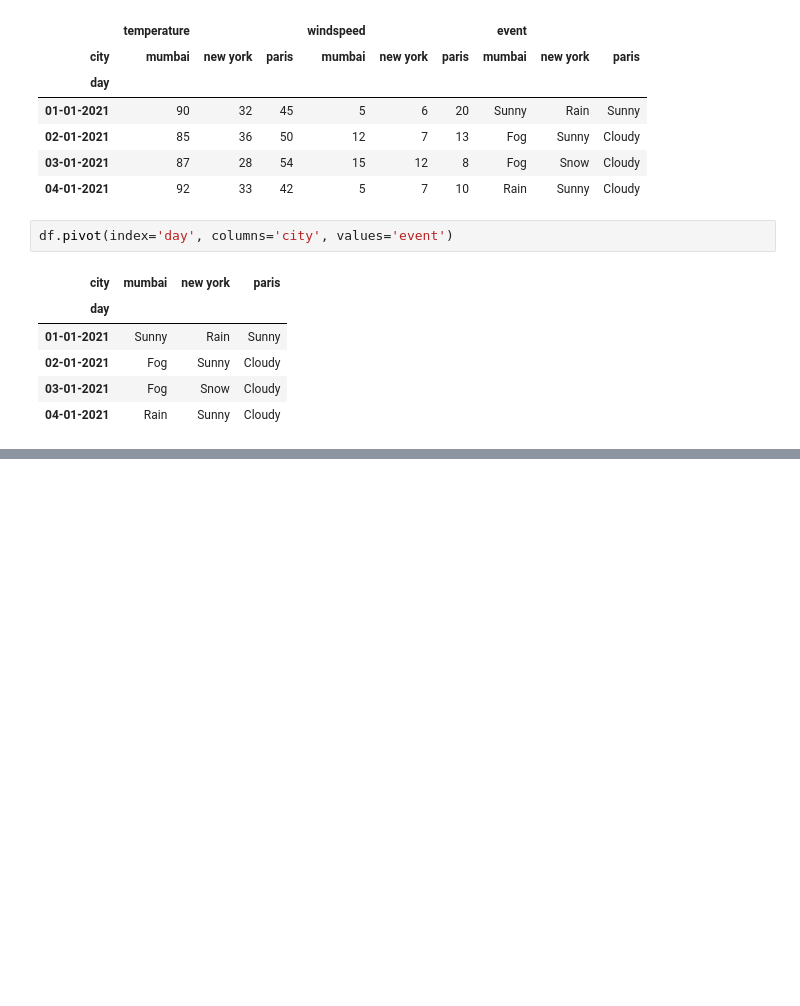
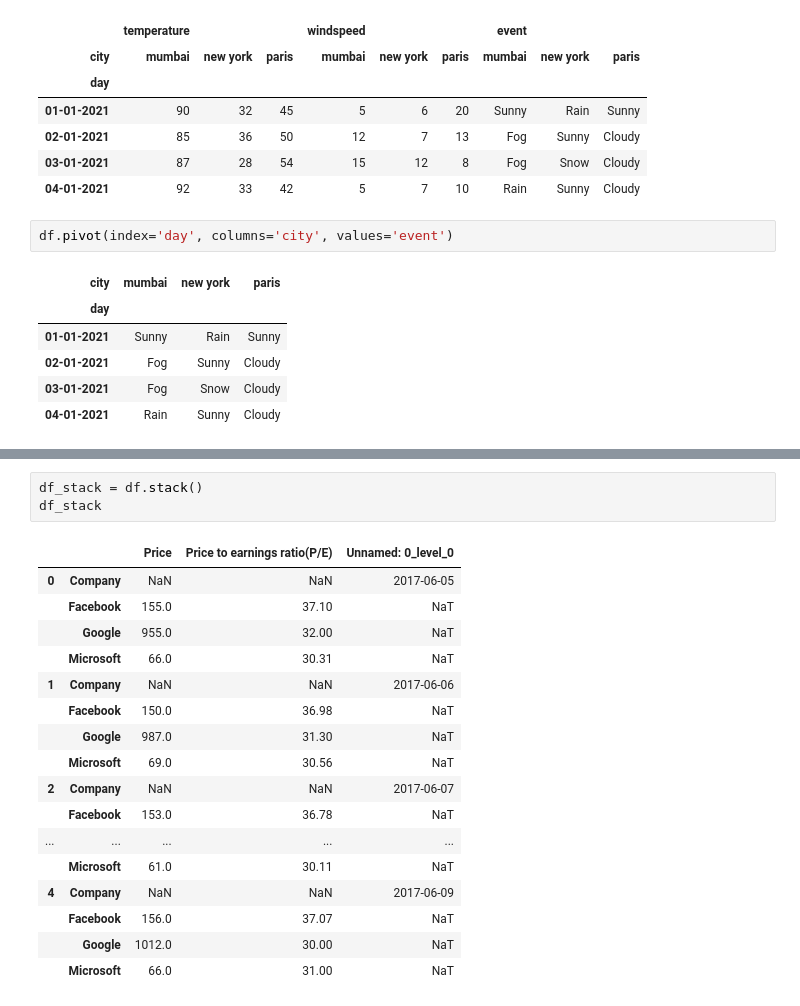
Before and after one commit to vinaykakanuru/pandas_lib_operations, a Jupyter notebook: pandas_operations.ipynb, the cells around one changed output, grey strips where cells are left out. Drawn from its saved outputs; the diff is of its cells as text; blank space fills up the shorter version.

```diff
--- a/pandas_operations.ipynb
+++ b/pandas_operations.ipynb
@@ -1041,0 +1199,21 @@ df.pivot(index='day', columns='city', values='event')
+# %%
+df_stack = df.stack()
+df_stack
+# %% [output]
+|  |  | Price | Price to earnings ratio(P/E) | Unnamed: 0_level_0 |
+| 0 | Company | NaN | NaN | 2017-06-05 |
+|  | Facebook | 155.0 | 37.10 | NaT |
+|  | Google | 955.0 | 32.00 | NaT |
+|  | Microsoft | 66.0 | 30.31 | NaT |
+| 1 | Company | NaN | NaN | 2017-06-06 |
+|  | Facebook | 150.0 | 36.98 | NaT |
+|  | Google | 987.0 | 31.30 | NaT |
+|  | Microsoft | 69.0 | 30.56 | NaT |
+| 2 | Company | NaN | NaN | 2017-06-07 |
+|  | Facebook | 153.0 | 36.78 | NaT |
+| ... | ... | ... | ... | ... |
+|  | Microsoft | 61.0 | 30.11 | NaT |
+| 4 | Company | NaN | NaN | 2017-06-09 |
+|  | Facebook | 156.0 | 37.07 | NaT |
+|  | Google | 1012.0 | 30.00 | NaT |
+|  | Microsoft | 66.0 | 31.00 | NaT |
```
Also changed, not shown: parts of 20 cells of this notebook, 1 other file.
